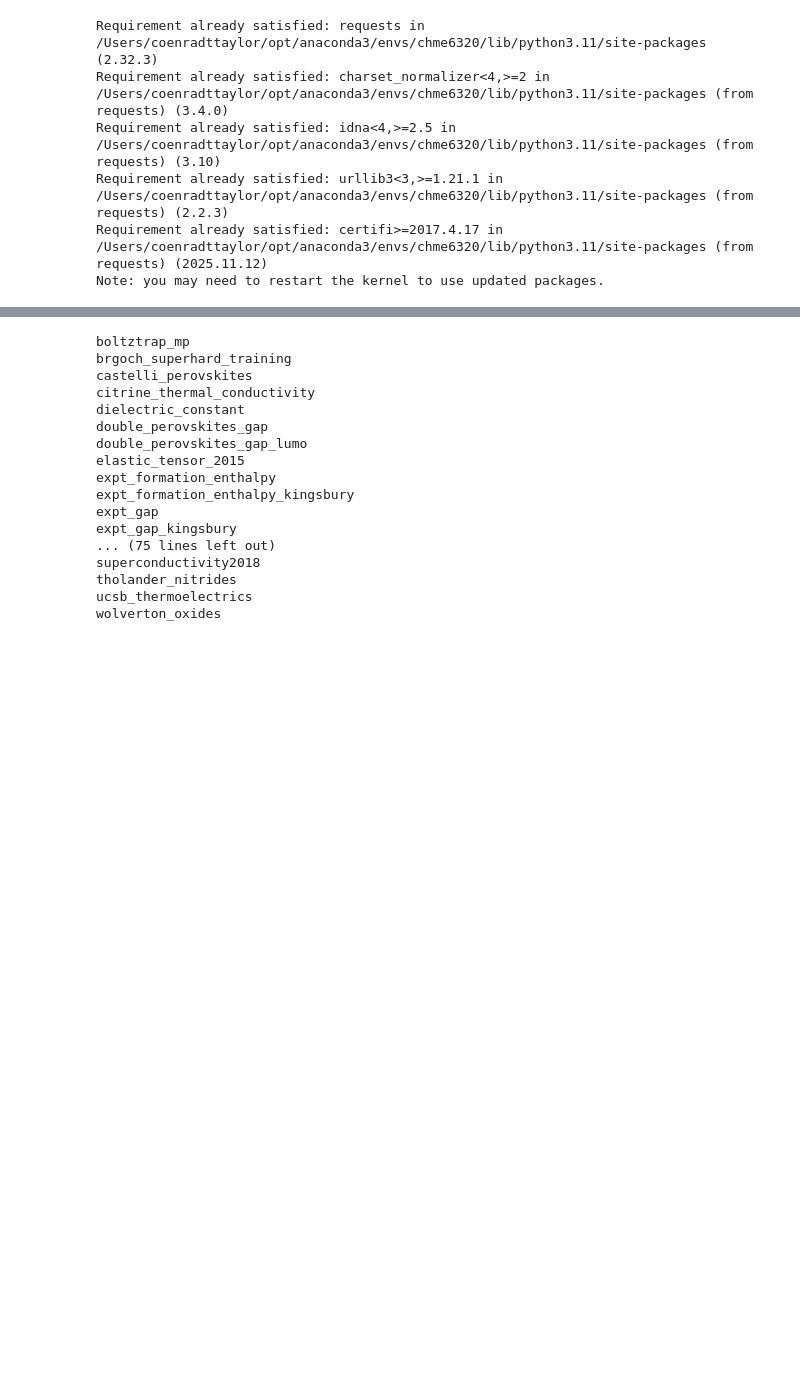
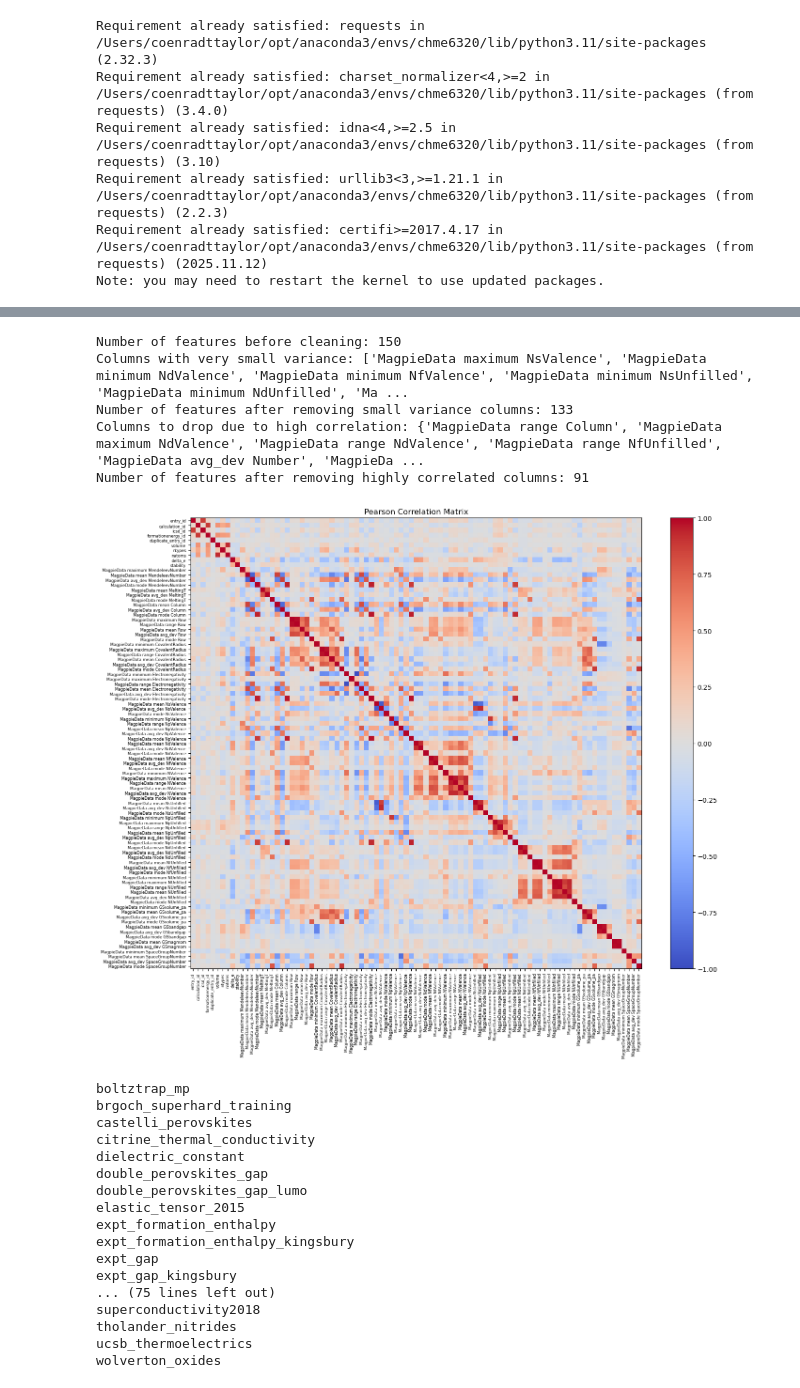
Before and after one commit to coenradtt/ML4MSD-HW-CoenradtT, a Jupyter notebook: Final Project/Final_project_template.ipynb, the cells around one changed output, grey strips where cells are left out. Cells and saved outputs as stored; diff of their text form; code cells hidden in the pictures; blank space fills up the shorter version.

```diff
--- a/Final Project/Final_project_template.ipynb
+++ b/Final Project/Final_project_template.ipynb
@@ -128,0 +184,4 @@ plt.show()
+# %%
+# copy dataframe
+df_comp = df_oxides.copy()
+df_comp.describe()
@@ -128,0 +201,15 @@ plt.show()
+# %%
+from pymatgen.core import Composition
+
+df_comp["composition"] = df_comp["composition"].apply(Composition)
+# %%
+from matminer.featurizers.composition.composite import ElementProperty
+
+el_prop_featuriser = ElementProperty.from_preset(preset_name='magpie', impute_nan=False)
+el_prop_featuriser.set_n_jobs(1)
+df_featurized = el_prop_featuriser.featurize_dataframe(df_comp, col_id='composition', ignore_errors=True) #SET IGNORE_ERRORS=TRUE, THIS MAY BE A MISTAKE
+
+print(df_featurized.shape)  # type: ignore
+print(df_featurized.isnull().sum().sum())  # Check for any NaN values  # type: ignore
+#df_featurized.head()  # type: ignore
+df_featurized.describe()  # type: ignore
@@ -129,3 +236,47 @@ plt.show()
+# %%
+y = df_featurized['band_gap']  # type: ignore
+X_all = df_featurized.drop(columns=['band_gap', 'composition']) # type: ignore
+
+print("Number of features before cleaning:", X_all.shape[1])
+
+# Keep ONLY numeric columns
+X_all = X_all.select_dtypes(include=['number'])
+
+# Identify columns with very small variance and drop them
+small_var_cols = X_all.columns[X_all.var() < 1e-5].tolist()
+print("Columns with very small variance:", small_var_cols)
+X_all = X_all.drop(columns=small_var_cols)
+corr_matrix = X_all.corr(method='pearson')
+print("Number of features after removing small variance columns:", X_all.shape[1])
+
+# Remove highly correlated columns
+threshold = 0.99
+to_drop = set()
+for col in corr_matrix.columns:
+    high_corr = corr_matrix.index[(corr_matrix[col].abs() > threshold) & (corr_matrix.index != col)]
+    to_drop.update(high_corr)
+print("Columns to drop due to high correlation:", to_drop)
+X = X_all.drop(columns=list(to_drop))
+print("Number of features after removing highly correlated columns:", X.shape[1])
+
+# For the remaining features, let's visualize the correlation matrix
+corr_matrix = X.corr(method='pearson')
+
+plt.figure(figsize=(16, 12))
+im = plt.imshow(corr_matrix, cmap='coolwarm', vmin=-1, vmax=1)
+plt.colorbar(im, fraction=0.046, pad=0.04)
+plt.title('Pearson Correlation Matrix')
+plt.xticks(range(len(corr_matrix.columns)), corr_matrix.columns, rotation=90, fontsize=6)
+plt.yticks(range(len(corr_matrix.columns)), corr_matrix.columns, fontsize=6)
+plt.tight_layout()
+plt.show()
+# %% [output]
+Number of features before cleaning: 150
+Columns with very small variance: ['MagpieData maximum NsValence', 'MagpieData minimum NdValence', 'MagpieData minimum NfValence', 'MagpieData minimum NsUnfilled', 'MagpieData minimum NdUnfilled', 'Ma ...
+Number of features after removing small variance columns: 133
+Columns to drop due to high correlation: {'MagpieData range Column', 'MagpieData maximum NdValence', 'MagpieData range NdValence', 'MagpieData range NfUnfilled', 'MagpieData avg_dev Number', 'MagpieDa ...
+Number of features after removing highly correlated columns: 91
+[figure, added]
 # %%
 from matminer.datasets.dataset_retrieval import load_dataset, get_all_dataset_info #idk
 from matminer.datasets import get_available_datasets
```
Also changed, not shown: parts of 14 cells of this notebook, 1 other file.
